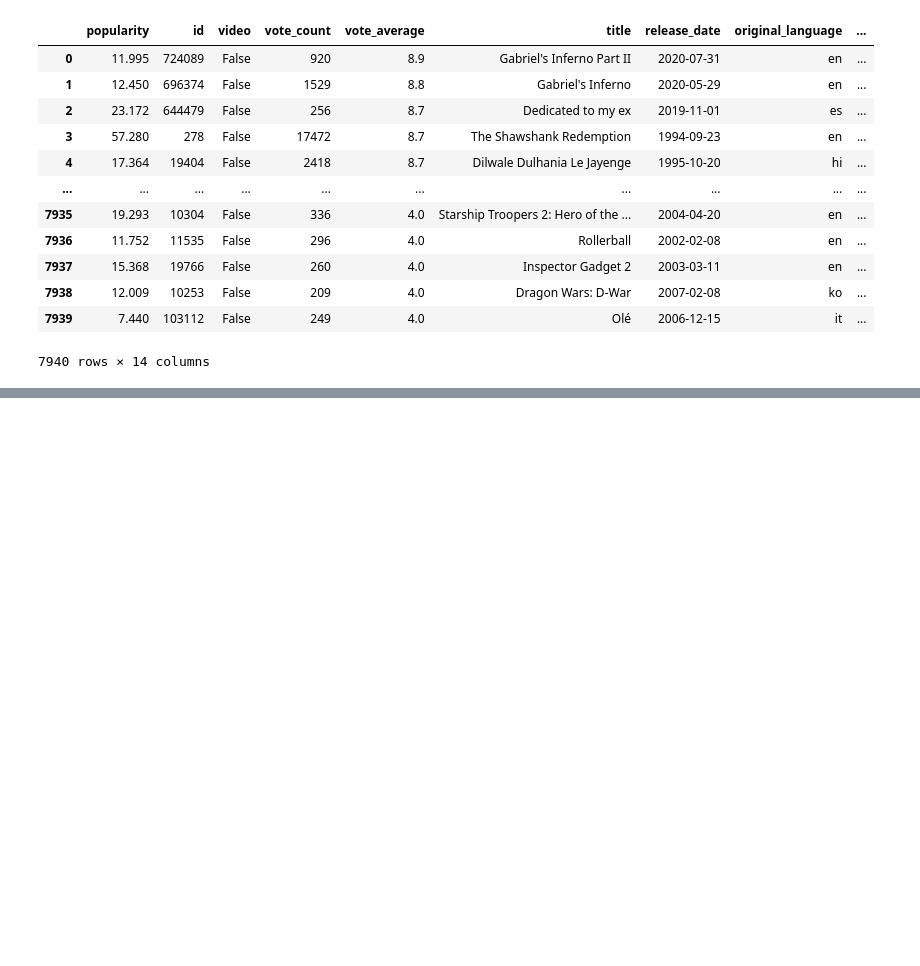
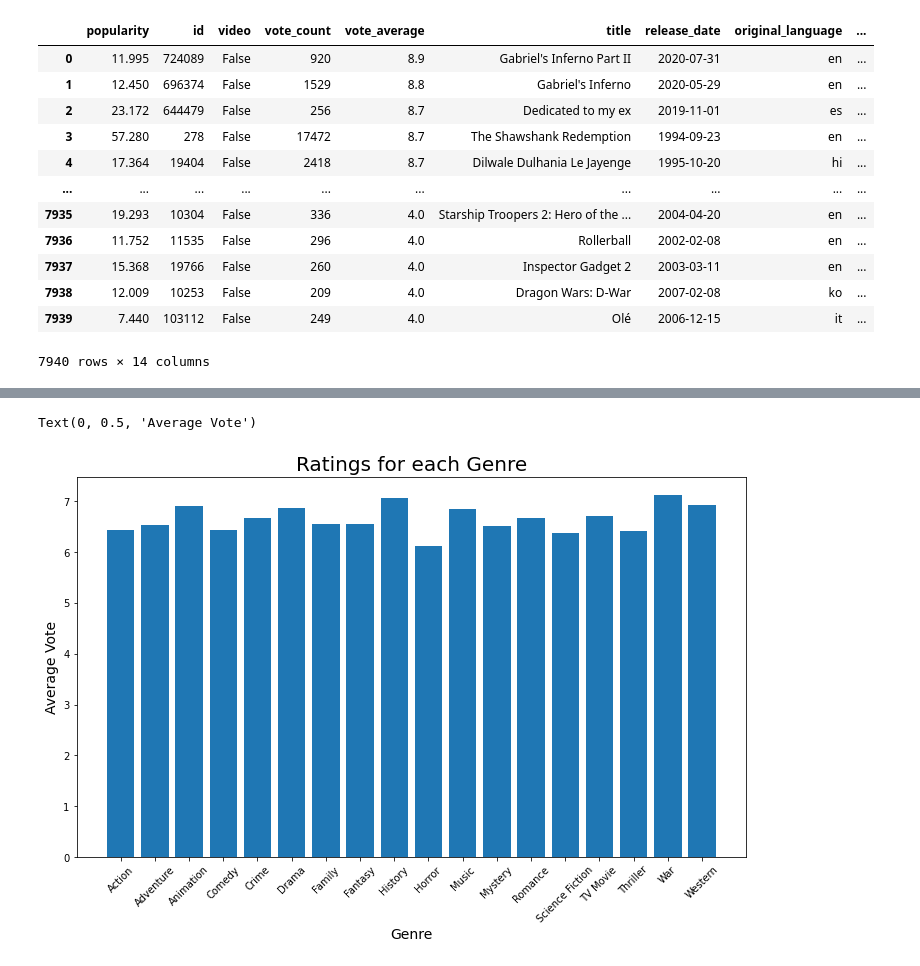
Before and after one commit to raizelistaken/MovieAnalysis, a Jupyter notebook: GenresDF.ipynb, the cells around one changed output, grey strips where cells are left out. Cells and saved outputs as stored; diff of their text form; code cells hidden in the pictures; blank space fills up the shorter version.

```diff
--- a/GenresDF.ipynb
+++ b/GenresDF.ipynb
@@ -140,0 +167,14 @@ plt.savefig('genres_rating_boxplot')
+# %%
+fig, ax = plt.subplots(figsize=(12, 7))
+x = df.groupby('genre_ids')['vote_average'].mean().index
+y = df.groupby('genre_ids')['vote_average'].mean().values
+ax.bar(x,y)
+plt.xticks(rotation=45)
+ax.set_title('Ratings for each Genre', fontsize = 20)
+ax.set_xlabel('Genre', fontsize = 14)
+ax.set_ylabel('Average Vote', fontsize = 14)
+
+plt.savefig('genres_rating_bargraph')
+# %% [output]
+Text(0, 0.5, 'Average Vote')
+[figure, added]
```
Also changed, not shown: parts of 2 cells of this notebook, 1 other file.
